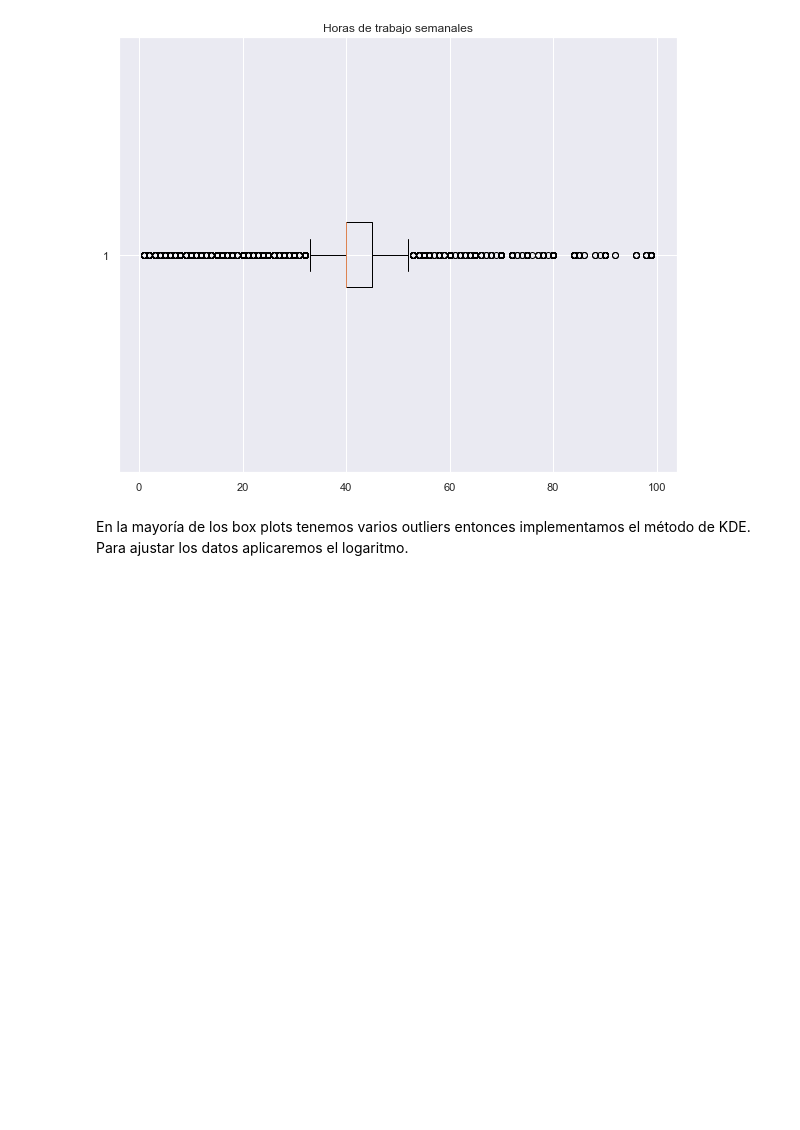
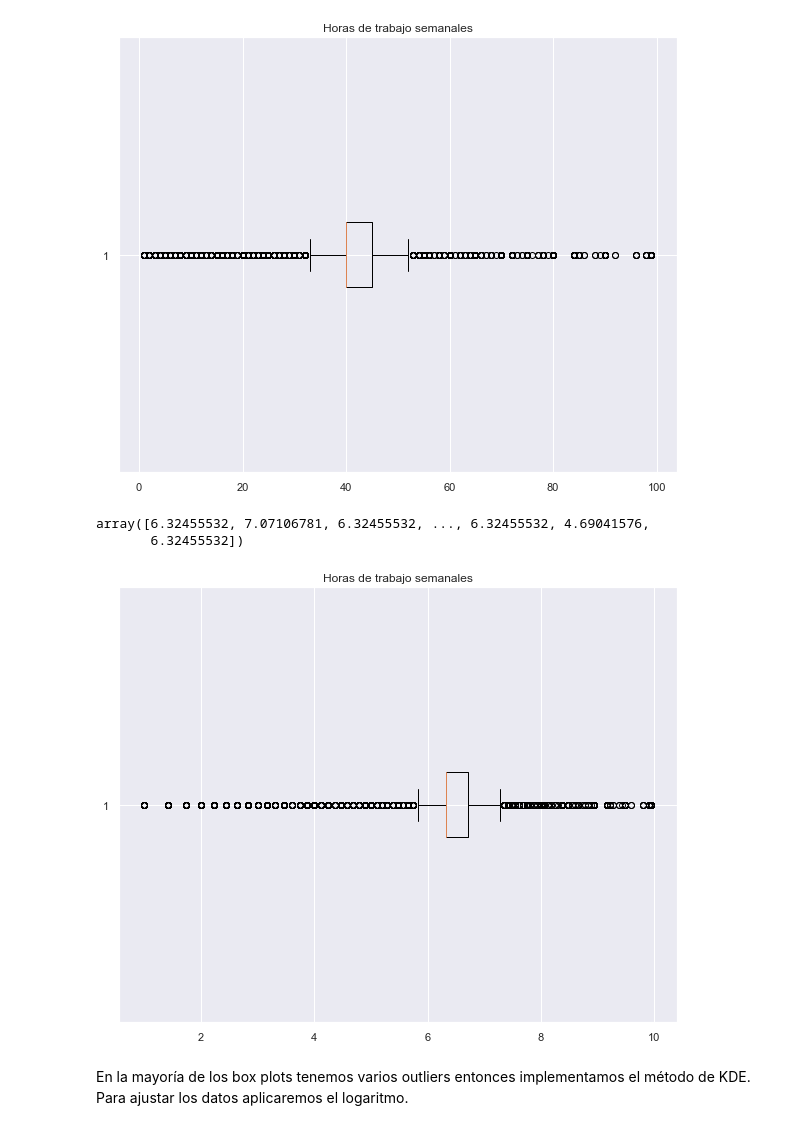
Before and after one commit to Tania-Bell/Proyecto_Modulo1, a Jupyter notebook: Proyecto_BellT_FloresA adult census.ipynb, the cells around one changed output. Drawn from its saved outputs; the diff is of its cells as text; code cells hidden in the pictures; blank space fills up the shorter version.

```diff
--- a/Proyecto_BellT_FloresA adult census.ipynb
+++ b/Proyecto_BellT_FloresA adult census.ipynb
@@ -147,6 +186,19 @@ plt.title('Horas de trabajo semanales')
 plt.show()
 # %% [output]
 [figure]
+# %%
+horas = np.sqrt(horas[horas>0])
+horas = horas[~np.isnan(horas)]
+horas
+# %% [output]
+array([6.32455532, 7.07106781, 6.32455532, ..., 6.32455532, 4.69041576,
+       6.32455532])
+# %%
+plt.boxplot(horas,vert=False)
+plt.title('Horas de trabajo semanales')
+plt.show()
+# %% [output]
+[figure, added]
 # %% [markdown]
 En la mayoría de los box plots tenemos varios outliers entonces implementamos el método de KDE. Para ajustar los datos aplicaremos el logaritmo.
 # %%
```
Also changed, not shown: parts of 9 cells of this notebook.
